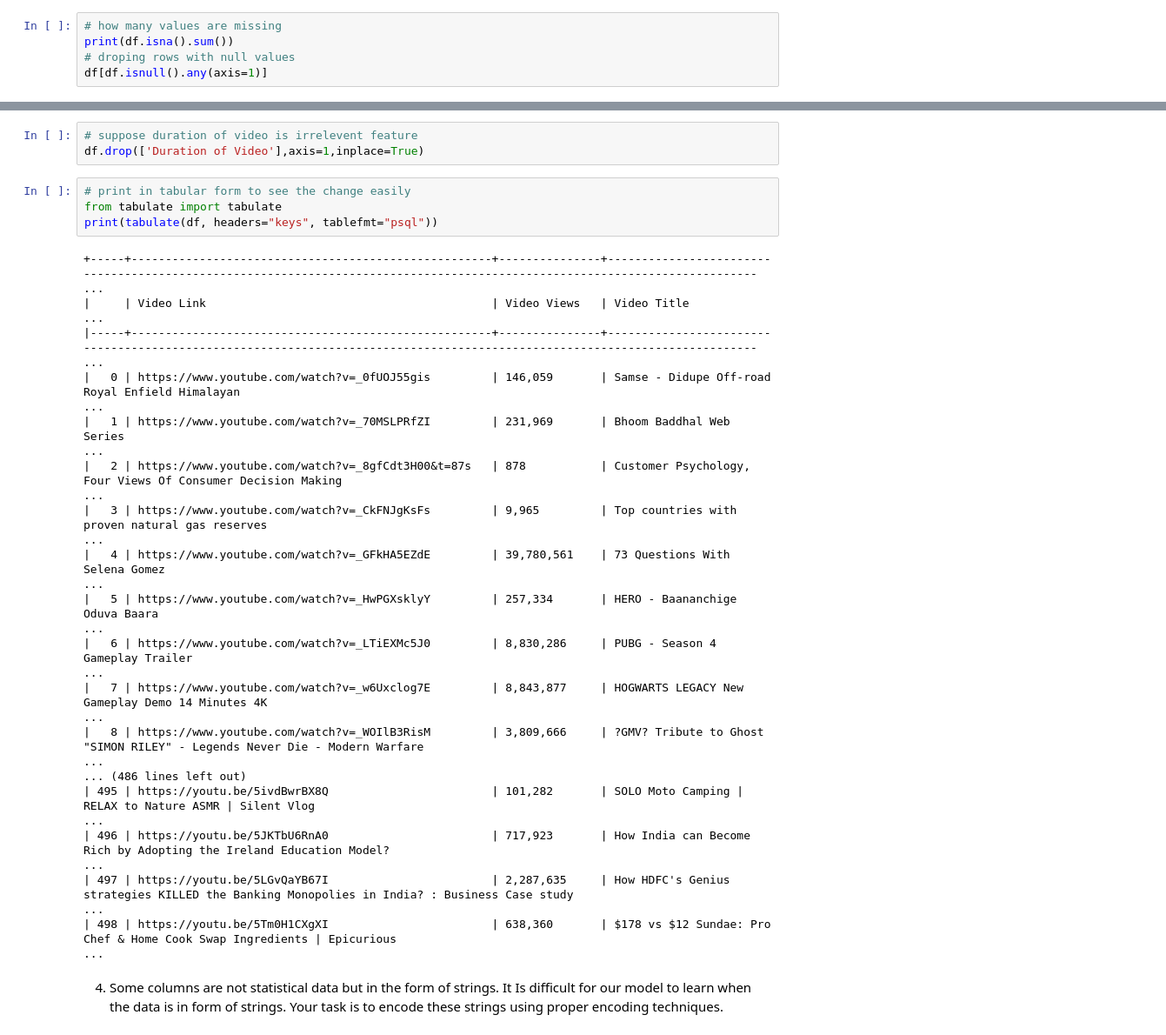
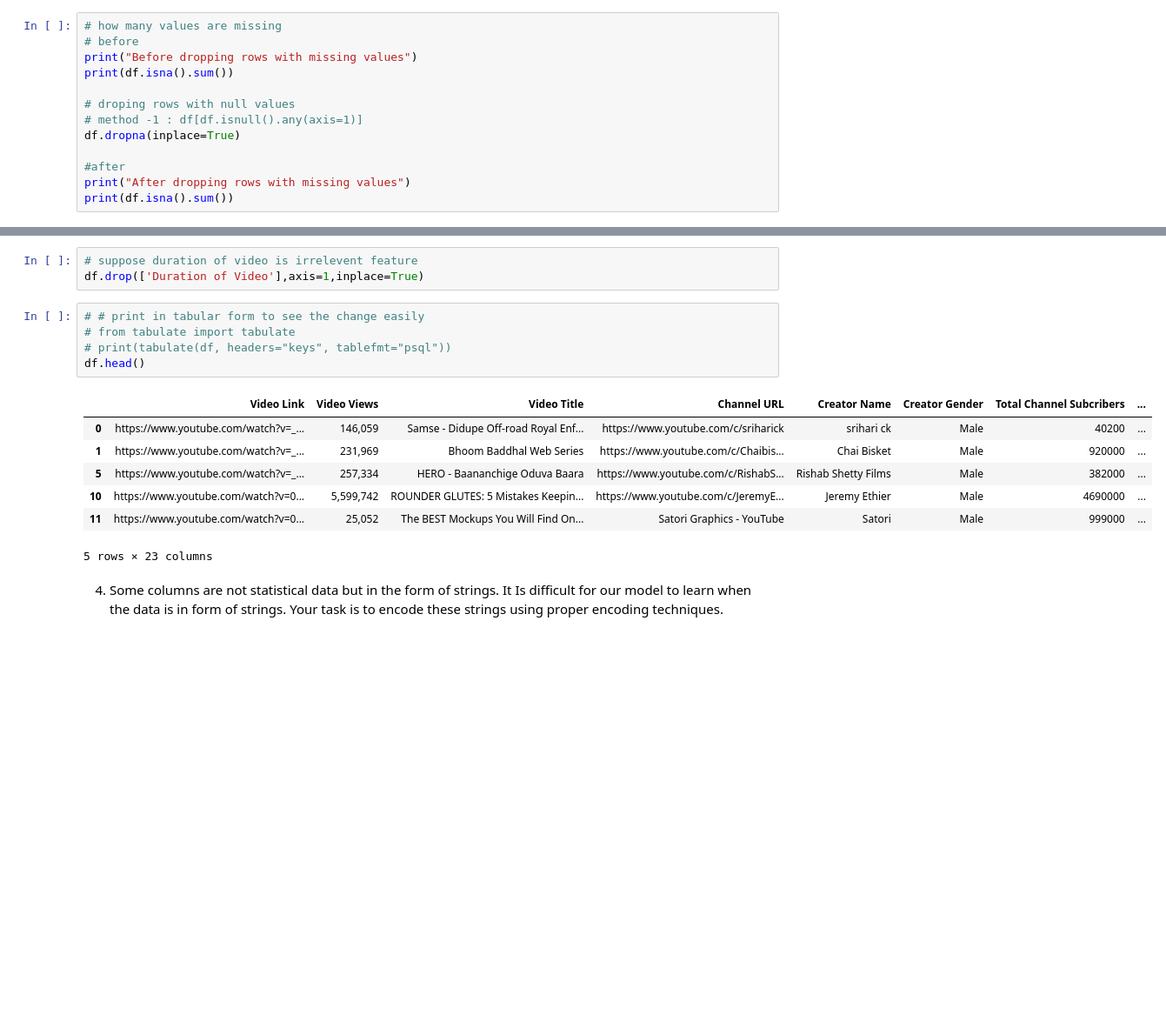
Before and after one commit to Devdeep-J-S/woc5.0-ml-weather-prediction-case-study-Devdeep, a Jupyter notebook: checkpoint 3.0/WoC-5.0-checkpoint-3.ipynb, the cells around one changed output, grey strips where cells are left out. Shown at 87% size. Cells and saved outputs as stored; diff of their text form; blank space fills up the shorter version.

```diff
--- a/checkpoint 3.0/WoC-5.0-checkpoint-3.ipynb
+++ b/checkpoint 3.0/WoC-5.0-checkpoint-3.ipynb
@@ -31,7 +22,15 @@ print(df)
 2) How many values are missing for each column and try dropping or replacing NULL values using appropriate pandas’ function.
 # %%
 # how many values are missing
+# before
+print("Before dropping rows with missing values")
 print(df.isna().sum())
+
 # droping rows with null values
-df[df.isnull().any(axis=1)]
+# method -1 : df[df.isnull().any(axis=1)]
+df.dropna(inplace=True)
+
+#after
+print("After dropping rows with missing values")
+print(df.isna().sum())
 # %% [output]
@@ -71,27 +57,18 @@ dtype: int64
 # suppose duration of video is irrelevent feature
 df.drop(['Duration of Video'],axis=1,inplace=True)
 # %%
-# print in tabular form to see the change easily
-from tabulate import tabulate
-print(tabulate(df, headers="keys", tablefmt="psql"))
+# # print in tabular form to see the change easily
+# from tabulate import tabulate
+# print(tabulate(df, headers="keys", tablefmt="psql"))
+df.head()
 # %% [output]
+|  | Video Link | Video Views | Video Title | Channel URL | Creator Name | Creator Gender | Total Channel Subcribers | ... |
+| 0 | https://www.youtube.com/watch?v=_... | 146,059 | Samse - Didupe Off-road Royal Enf... | https://www.youtube.com/c/sriharick | srihari ck | Male | 40200 | ... |
+| 1 | https://www.youtube.com/watch?v=_... | 231,969 | Bhoom Baddhal Web Series | https://www.youtube.com/c/Chaibis... | Chai Bisket | Male | 920000 | ... |
+| 5 | https://www.youtube.com/watch?v=_... | 257,334 | HERO - Baananchige Oduva Baara | https://www.youtube.com/c/RishabS... | Rishab Shetty Films | Male | 382000 | ... |
+| 10 | https://www.youtube.com/watch?v=0... | 5,599,742 | ROUNDER GLUTES: 5 Mistakes Keepin... | https://www.youtube.com/c/JeremyE... | Jeremy Ethier | Male | 4690000 | ... |
+| 11 | https://www.youtube.com/watch?v=0... | 25,052 | The BEST Mockups You Will Find On... | Satori Graphics - YouTube | Satori | Male | 999000 | ... |
-+-----+-----------------------------------------------------+---------------+--------------------------------------------------------------------------------------------------------------------------- ...
-|     | Video Link                                          | Video Views   | Video Title                                                                                                                ...
-|-----+-----------------------------------------------------+---------------+--------------------------------------------------------------------------------------------------------------------------- ...
-|   0 | https://www.youtube.com/watch?v=_0fUOJ55gis         | 146,059       | Samse - Didupe Off-road Royal Enfield Himalayan                                                                            ...
-|   1 | https://www.youtube.com/watch?v=_70MSLPRfZI         | 231,969       | Bhoom Baddhal Web Series                                                                                                   ...
-|   2 | https://www.youtube.com/watch?v=_8gfCdt3H00&t=87s   | 878           | Customer Psychology, Four Views Of Consumer Decision Making                                                                ...
-|   3 | https://www.youtube.com/watch?v=_CkFNJgKsFs         | 9,965         | Top countries with proven natural gas reserves                                                                             ...
-|   4 | https://www.youtube.com/watch?v=_GFkHA5EZdE         | 39,780,561    | 73 Questions With Selena Gomez                                                                                             ...
-|   5 | https://www.youtube.com/watch?v=_HwPGXsklyY         | 257,334       | HERO - Baananchige Oduva Baara                                                                                             ...
-|   6 | https://www.youtube.com/watch?v=_LTiEXMc5J0         | 8,830,286     | PUBG - Season 4 Gameplay Trailer                                                                                           ...
-|   7 | https://www.youtube.com/watch?v=_w6Uxclog7E         | 8,843,877     | HOGWARTS LEGACY New Gameplay Demo 14 Minutes 4K                                                                            ...
-|   8 | https://www.youtube.com/watch?v=_WOIlB3RisM         | 3,809,666     | ?GMV? Tribute to Ghost "SIMON RILEY" - Legends Never Die - Modern Warfare                                                  ...
-... (486 lines left out)
-| 495 | https://youtu.be/5ivdBwrBX8Q                        | 101,282       | SOLO Moto Camping | RELAX to Nature ASMR | Silent Vlog                                                                     ...
-| 496 | https://youtu.be/5JKTbU6RnA0                        | 717,923       | How India can Become Rich by Adopting the Ireland Education Model?                                                         ...
-| 497 | https://youtu.be/5LGvQaYB67I                        | 2,287,635     | How HDFC's Genius strategies KILLED the Banking Monopolies in India? : Business Case study                                 ...
-| 498 | https://youtu.be/5Tm0H1CXgXI                        | 638,360       | $178 vs $12 Sundae: Pro Chef & Home Cook Swap Ingredients | Epicurious                                                     ...
+5 rows × 23 columns
 # %% [markdown]
 4) Some columns are not statistical data but in the form of strings.
 It Is difficult for our model to learn when the data is in form of strings.
```
Also changed, not shown: parts of 7 cells of this notebook.
